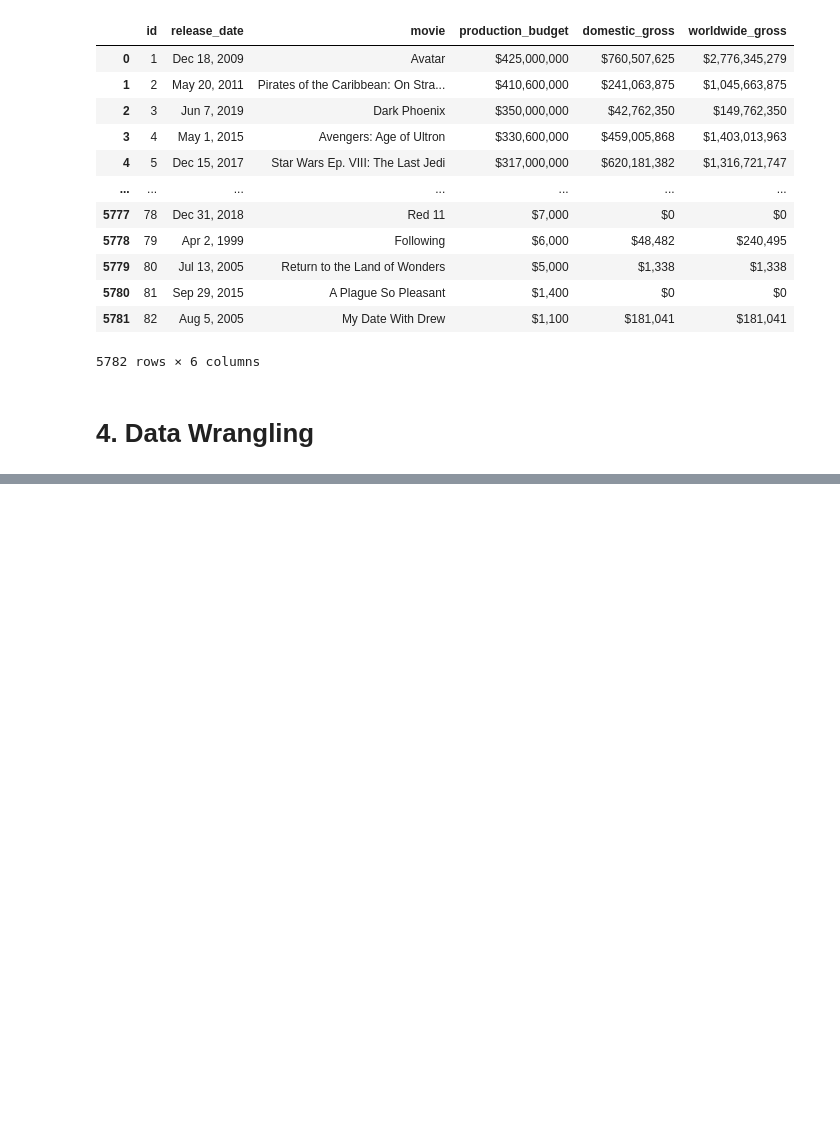
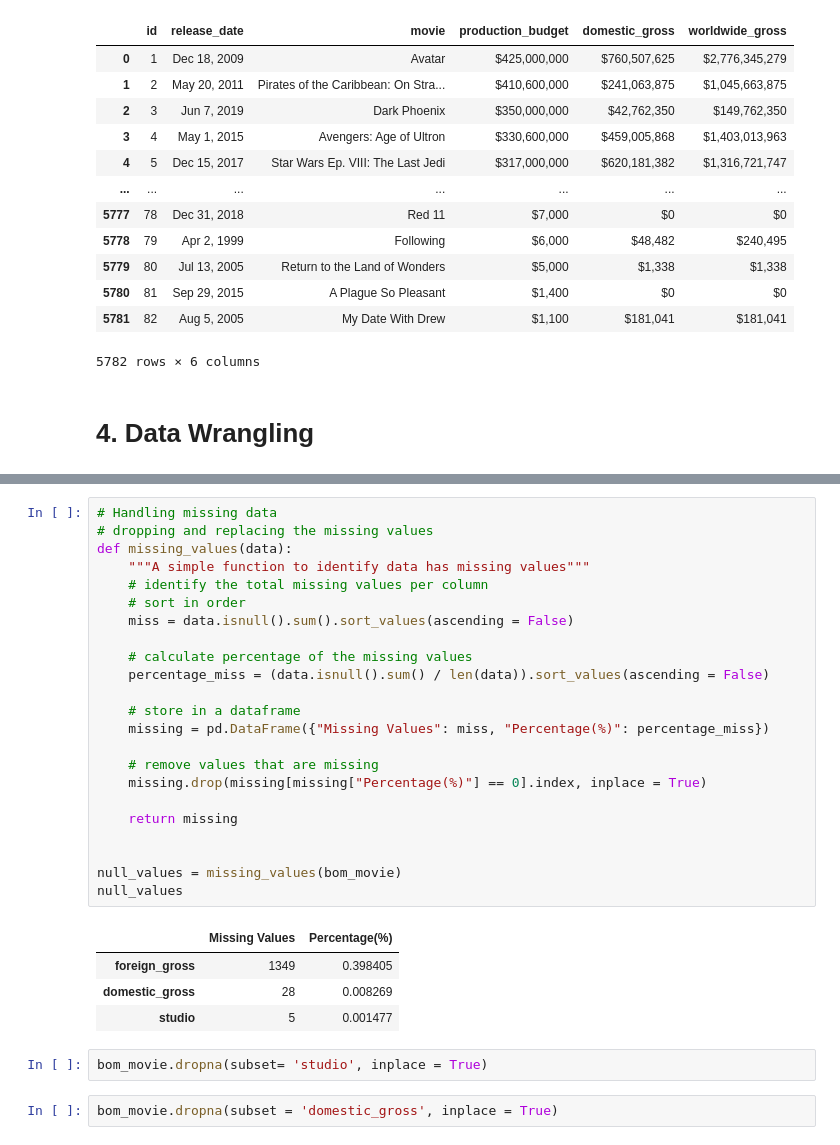
Before and after one commit to Dudimath/Microsoft-Film-Insights, a Jupyter notebook: Data Cleaning.ipynb, the cells around one changed output, grey strips where cells are left out. Cells and saved outputs as stored; diff of their text form; blank space fills up the shorter version.

```diff
--- a/Data Cleaning.ipynb
+++ b/Data Cleaning.ipynb
@@ -155,0 +260,32 @@ pd.read_csv('zippedData/tn.movie_budgets.csv.gz')
+# %%
+# Handling missing data
+# dropping and replacing the missing values
+def missing_values(data):
+    """A simple function to identify data has missing values"""
+    # identify the total missing values per column
+    # sort in order
+    miss = data.isnull().sum().sort_values(ascending = False)
+
+    # calculate percentage of the missing values
+    percentage_miss = (data.isnull().sum() / len(data)).sort_values(ascending = False)
+
+    # store in a dataframe
+    missing = pd.DataFrame({"Missing Values": miss, "Percentage(%)": percentage_miss})
+
+    # remove values that are missing
+    missing.drop(missing[missing["Percentage(%)"] == 0].index, inplace = True)
+
+    return missing
+
+
+null_values = missing_values(bom_movie)
+null_values
+# %% [output]
+|  | Missing Values | Percentage(%) |
+| foreign_gross | 1349 | 0.398405 |
+| domestic_gross | 28 | 0.008269 |
+| studio | 5 | 0.001477 |
+# %%
+bom_movie.dropna(subset= 'studio', inplace = True)
+# %%
+bom_movie.dropna(subset = 'domestic_gross', inplace = True)
```
Also changed, not shown: parts of 14 cells of this notebook.
